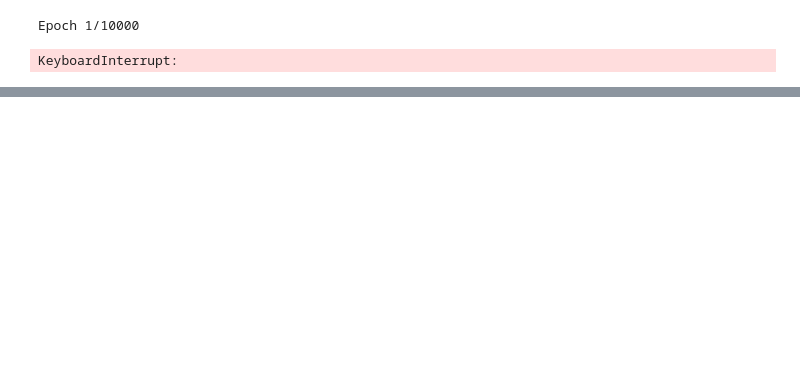
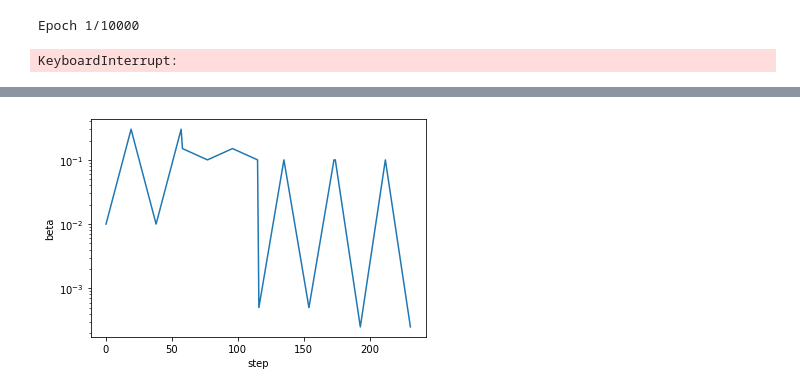
Before and after one commit to erichuangyf/copy_EMD_VAE, a Jupyter notebook: my_Train_B.ipynb, the cells around one changed output, grey strips where cells are left out. Drawn from its saved outputs; the diff is of its cells as text; code cells hidden in the pictures; blank space fills up the shorter version.

```diff
--- a/my_Train_B.ipynb
+++ b/my_Train_B.ipynb
@@ -329,0 +338,15 @@ for beta in np.concatenate((np.logspace(-4,np.log10(0.7),15),
+# %%
+beta_1 = np.concatenate((
+one_annealing_cycle(1e-2,0.3,20),
+one_annealing_cycle(0.15,0.1,20),
+one_annealing_cycle(0.5e-3,0.1,20),
+one_annealing_cycle(0.1,0.25e-3,20),
+))
+# %%
+plt.plot(beta_1)
+plt.yscale('log')
+plt.ylabel("beta")
+plt.xlabel("step")
+plt.show()
+# %% [output]
+[figure, added]
```
Also changed, not shown: parts of 7 cells of this notebook, 3 other files.
